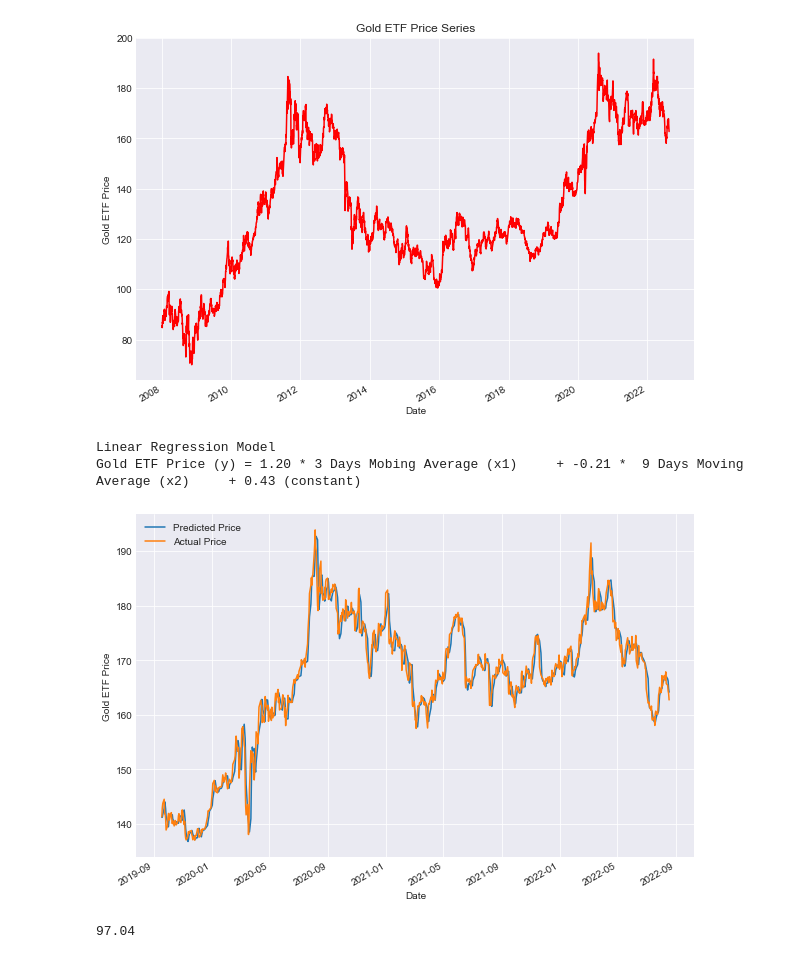
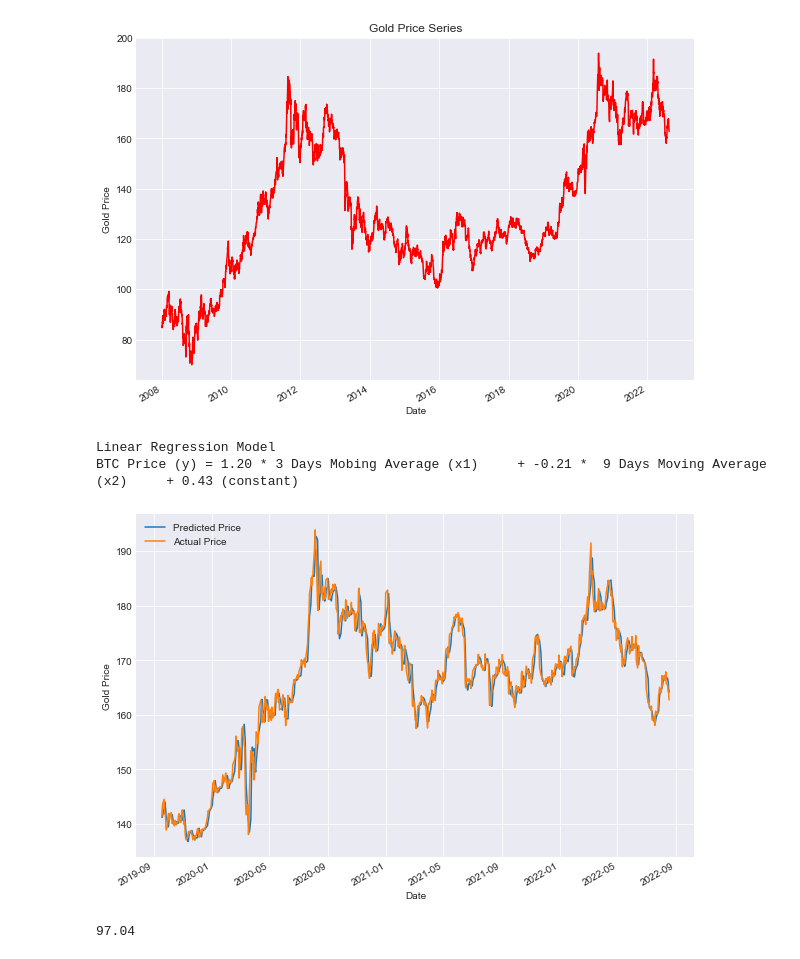
Before and after one commit to laroccathebrux/Gold, a Jupyter notebook: Prediction.ipynb, the cells around one changed output. Saved outputs shown, nothing was run; the diff lists cells and outputs as text; code cells hidden in the pictures.

Commit message:
Gold Prediction

```diff
--- a/Prediction.ipynb
+++ b/Prediction.ipynb
@@ -15,10 +24,10 @@ df = df.dropna()
 # %%
 df.Close.plot(figsize=(10,7), color='r')
-plt.ylabel('Gold ETF Price')
-plt.title('Gold ETF Price Series')
+plt.ylabel('Gold Price')
+plt.title('Gold Price Series')
 plt.show()
 # %% [output]
-[figure, old version]
+[figure, new version]
 # %%
 df['S_3'] = df['Close'].rolling(window=3).mean()
 df['S_9'] = df['Close'].rolling(window=9).mean()
@@ -40,22 +49,22 @@ y_test = y[t:]
 # %%
 linear = LinearRegression().fit(X_train, y_train)
 print("Linear Regression Model")
-print("Gold ETF Price (y) = %.2f * 3 Days Mobing Average (x1) \
+print("BTC Price (y) = %.2f * 3 Days Mobing Average (x1) \
     + %.2f *  9 Days Moving Average (x2) \
     + %.2f (constant) " % (linear.coef_[0], linear.coef_[1], linear.intercept_))
 # %% [output]
 Linear Regression Model
-Gold ETF Price (y) = 1.20 * 3 Days Mobing Average (x1)     + -0.21 *  9 Days Moving Average (x2)     + 0.43 (constant)
+BTC Price (y) = 1.20 * 3 Days Mobing Average (x1)     + -0.21 *  9 Days Moving Average (x2)     + 0.43 (constant)
 # %%
 predicted_price = linear.predict(X_test)
 predicted_price = pd.DataFrame(predicted_price, index=y_test.index, columns=['price'])
 predicted_price.plot(figsize=(10,7))
 y_test.plot()
 plt.legend(['Predicted Price', 'Actual Price'])
-plt.ylabel('Gold ETF Price')
+plt.ylabel('Gold Price')
 plt.show()
 # %% [output]
-[figure, old version]
+[figure, new version]
 # %%
 r2_score = linear.score(X[t:], y[t:])*100
 float("{0:.2f}".format(r2_score))
```
Also changed, not shown: parts of 3 cells of this notebook.
